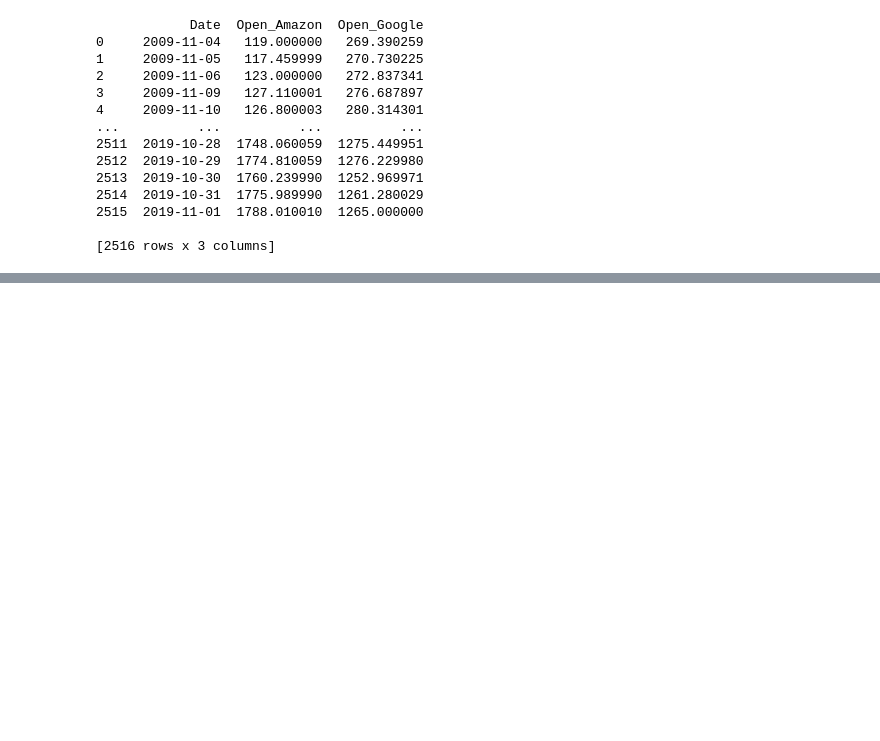
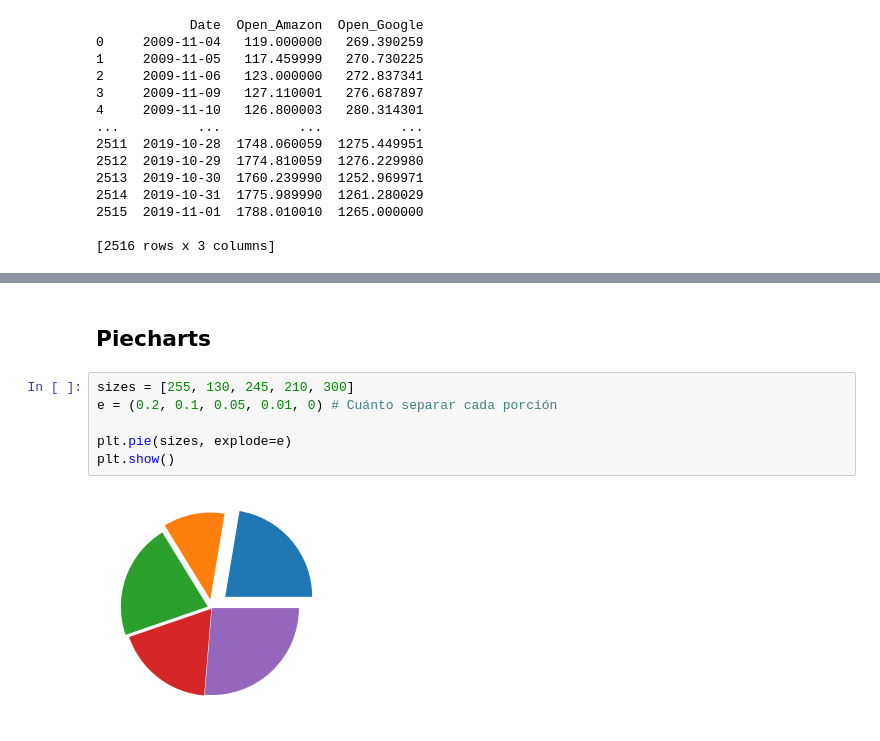
Before and after one commit to femaffi13/Python, a Jupyter notebook: ITBA/5- Matplotlib.ipynb, the cells around one changed output, grey strips where cells are left out. Cells and saved outputs as stored; diff of their text form; blank space fills up the shorter version.

```diff
--- a/ITBA/5- Matplotlib.ipynb
+++ b/ITBA/5- Matplotlib.ipynb
@@ -293,0 +292,10 @@ plt.show()
+# %% [markdown]
+## Piecharts
+# %%
+sizes = [255, 130, 245, 210, 300]
+e = (0.2, 0.1, 0.05, 0.01, 0) # Cuánto separar cada porción
+
+plt.pie(sizes, explode=e)
+plt.show()
+# %% [output]
+[figure, added]
```
Also changed, not shown: parts of 36 cells of this notebook, 1 other file.
